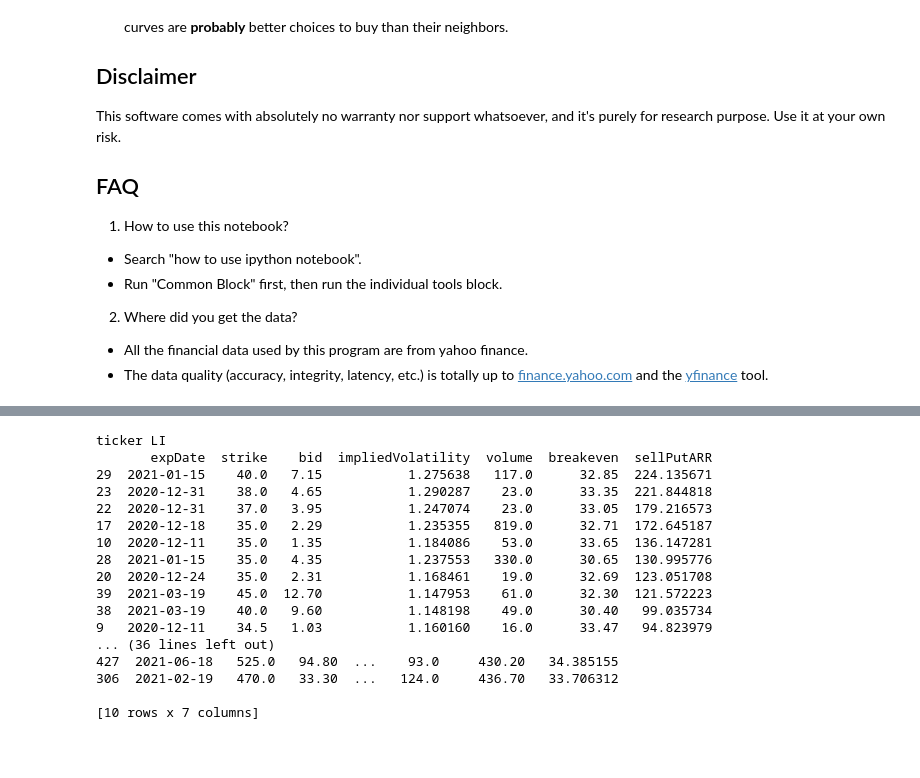
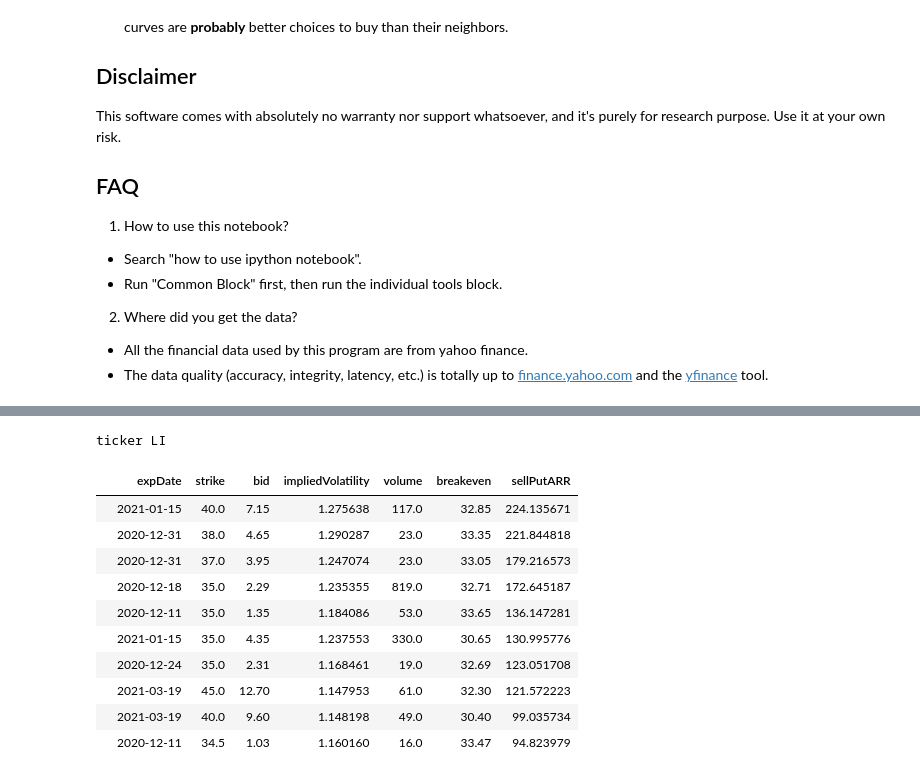
Before and after one commit to fanzhenya/options_lab, a Jupyter notebook: options_lab.ipynb, the cells around one changed output, grey strips where cells are left out. Saved outputs shown, nothing was run; the diff lists cells and outputs as text; code cells hidden in the pictures; blank space fills up the shorter version.

```diff
--- a/options_lab.ipynb
+++ b/options_lab.ipynb
@@ -103,11 +104,12 @@ Requirement already satisfied, skipping upgrade: six>=1.5 in /usr/local/lib/pyth
 # %%
 # Tool 1: find_best_put_to_sell
 
-def find_best_put_to_sell(ticker, max_breakeven, min_volume = 10, min_last_price = 0.01, top_k = 10):
+def find_best_put_to_sell(ticker_name, max_breakeven, min_volume = 10, min_last_price = 0.01, top_k = 10):
   """
   Input a ticker and the max breakeven price, output the top cash covered put options to sell that
   yields highest Annualized Return Rate for the cash collateral.
   """
+  ticker = yf.Ticker(ticker_name)
   print("ticker", ticker.info["symbol"])
   all_puts = pd.DataFrame()
 
@@ -136,35 +138,34 @@ def find_best_put_to_sell(ticker, max_breakeven, min_volume = 10, min_last_price
     all_puts = all_puts.append(to_add, ignore_index=True)
 
   all_puts = all_puts.sort_values(['sellPutARR', 'volume', 'breakeven'], ascending=[0, 0, 1])
-  print(all_puts.head(top_k))
-  # return all_puts
+
+  # print
+  all_puts.index = ['']*len(all_puts)
+  # print(all_puts.head(top_k))
+  return all_puts.head(top_k)
 # %%
-find_best_put_to_sell(yf.Ticker('LI'), max_breakeven = 34)
-find_best_put_to_sell(yf.Ticker('NIO'), max_breakeven = 40)
-find_best_put_to_sell(yf.Ticker('XPEV'), max_breakeven = 40)
-find_best_put_to_sell(yf.Ticker('TSLA'), max_breakeven = 440)
-# find_best_put_to_sell(yf.Ticker('BABA'), max_breakeven = 260)
-# find_best_put_to_sell(yf.Ticker('QQQ'), max_breakeven = 270)
-# find_best_put_to_sell(yf.Ticker('VOO'), max_breakeven = 300)
-# find_best_put_to_sell(yf.Ticker('UVXY'), max_breakeven = 9.5)
+# find_best_put_to_sell('NIO', max_breakeven = 40)
+# find_best_put_to_sell('XPEV', max_breakeven = 40)
+# find_best_put_to_sell('TSLA', max_breakeven = 440)
+# find_best_put_to_sell('BABA', max_breakeven = 260)
+# find_best_put_to_sell('QQQ', max_breakeven = 270)
+# find_best_put_to_sell('VOO', max_breakeven = 300)
+# find_best_put_to_sell('UVXY', max_breakeven = 9.5)
+
+find_best_put_to_sell('LI', max_breakeven = 34)
 # %% [output]
 ticker LI
-       expDate  strike    bid  impliedVolatility  volume  breakeven  sellPutARR
-29  2021-01-15    40.0   7.15           1.275638   117.0      32.85  224.135671
-23  2020-12-31    38.0   4.65           1.290287    23.0      33.35  221.844818
-22  2020-12-31    37.0   3.95           1.247074    23.0      33.05  179.216573
-17  2020-12-18    35.0   2.29           1.235355   819.0      32.71  172.645187
-10  2020-12-11    35.0   1.35           1.184086    53.0      33.65  136.147281
-28  2021-01-15    35.0   4.35           1.237553   330.0      30.65  130.995776
-20  2020-12-24    35.0   2.31           1.168461    19.0      32.69  123.051708
-39  2021-03-19    45.0  12.70           1.147953    61.0      32.30  121.572223
-38  2021-03-19    40.0   9.60           1.148198    49.0      30.40   99.035734
-9   2020-12-11    34.5   1.03           1.160160    16.0      33.47   94.823979
-... (36 lines left out)
-427  2021-06-18   525.0   94.80  ...    93.0     430.20   34.385155
-306  2021-02-19   470.0   33.30  ...   124.0     436.70   33.706312
-
-[10 rows x 7 columns]
+|  | expDate | strike | bid | impliedVolatility | volume | breakeven | sellPutARR |
+|  | 2021-01-15 | 40.0 | 7.15 | 1.275638 | 117.0 | 32.85 | 224.135671 |
+|  | 2020-12-31 | 38.0 | 4.65 | 1.290287 | 23.0 | 33.35 | 221.844818 |
+|  | 2020-12-31 | 37.0 | 3.95 | 1.247074 | 23.0 | 33.05 | 179.216573 |
+|  | 2020-12-18 | 35.0 | 2.29 | 1.235355 | 819.0 | 32.71 | 172.645187 |
+|  | 2020-12-11 | 35.0 | 1.35 | 1.184086 | 53.0 | 33.65 | 136.147281 |
+|  | 2021-01-15 | 35.0 | 4.35 | 1.237553 | 330.0 | 30.65 | 130.995776 |
+|  | 2020-12-24 | 35.0 | 2.31 | 1.168461 | 19.0 | 32.69 | 123.051708 |
+|  | 2021-03-19 | 45.0 | 12.70 | 1.147953 | 61.0 | 32.30 | 121.572223 |
+|  | 2021-03-19 | 40.0 | 9.60 | 1.148198 | 49.0 | 30.40 | 99.035734 |
+|  | 2020-12-11 | 34.5 | 1.03 | 1.160160 | 16.0 | 33.47 | 94.823979 |
 # %%
 # Tool 2: find_best_call_to_sell
 
```
Also changed, not shown: parts of 5 cells of this notebook.
